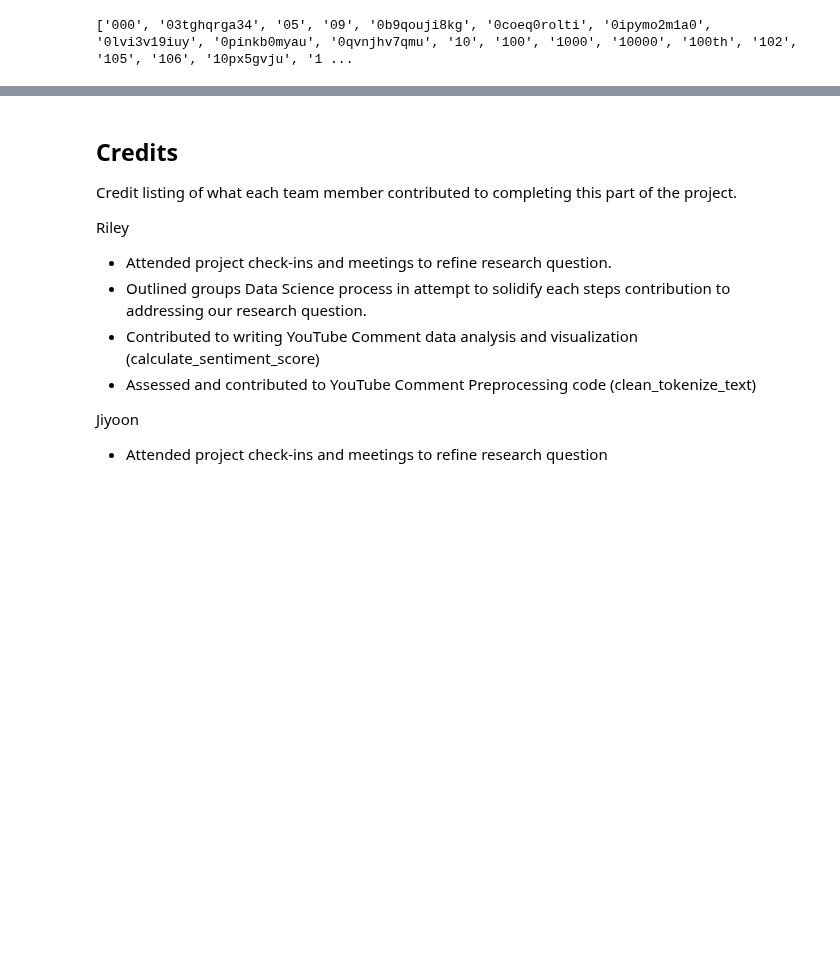
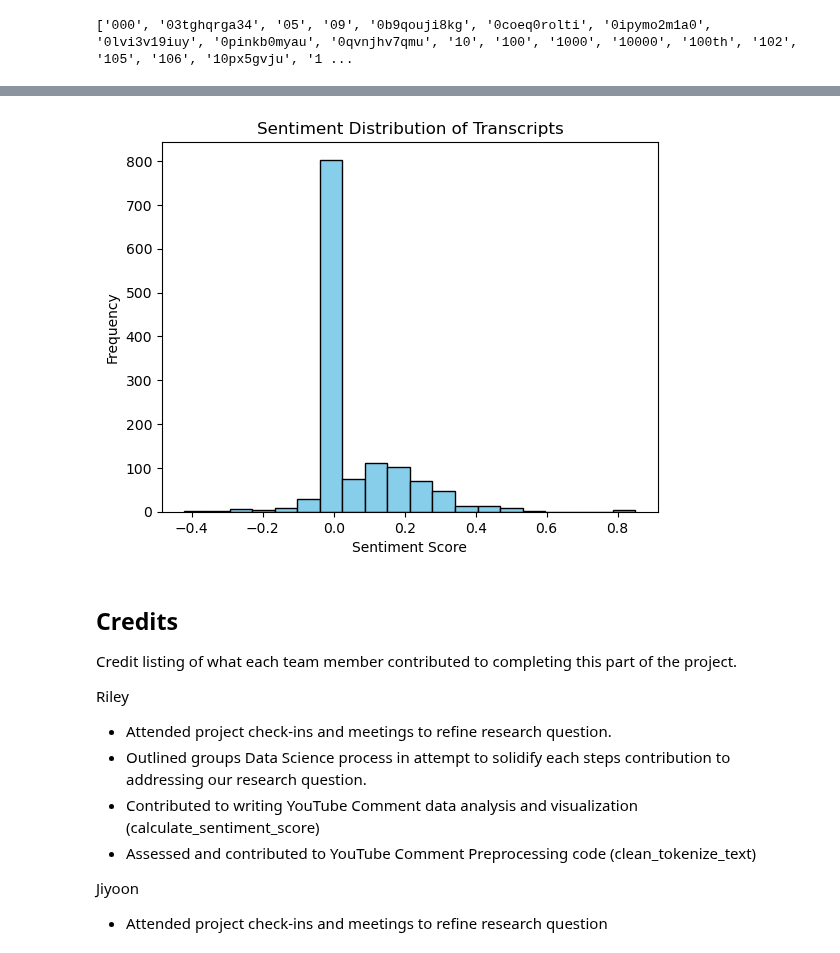
Before and after one commit to rileybaerg/TruthTube, a Jupyter notebook: TruthTubePracticumColab.ipynb, the cells around one changed output, grey strips where cells are left out. Drawn from its saved outputs; the diff is of its cells as text; code cells hidden in the pictures; blank space fills up the shorter version.

Commit message:
added data processing for informative comments

```diff
--- a/TruthTubePracticumColab.ipynb
+++ b/TruthTubePracticumColab.ipynb
@@ -774,3 +917,19 @@ print(column_names_list)
+# %%
+def calculate_sentiment_score(text):
+  blob = TextBlob(text)
+  return blob.sentiment.polarity
+# %%
+# Apply the sentiment analysis function to current data frame
+mistranscripts_df['sentiment_score'] = mistranscripts_df['transcript'].apply(calculate_sentiment_score)
+
+# Visualize the sentiment distribution using matplotlib
+plt.hist(mistranscripts_df['sentiment_score'], bins=20, color='skyblue', edgecolor='black')
+plt.title('Sentiment Distribution of Transcripts')
+plt.xlabel('Sentiment Score')
+plt.ylabel('Frequency')
+plt.show()
+# %% [output]
+[figure, added]
 # %% [markdown]
 ## Credits
 Credit listing of what each team member contributed to completing this part of the project.
```
Also changed, not shown: parts of 11 cells of this notebook, 1 other file.
